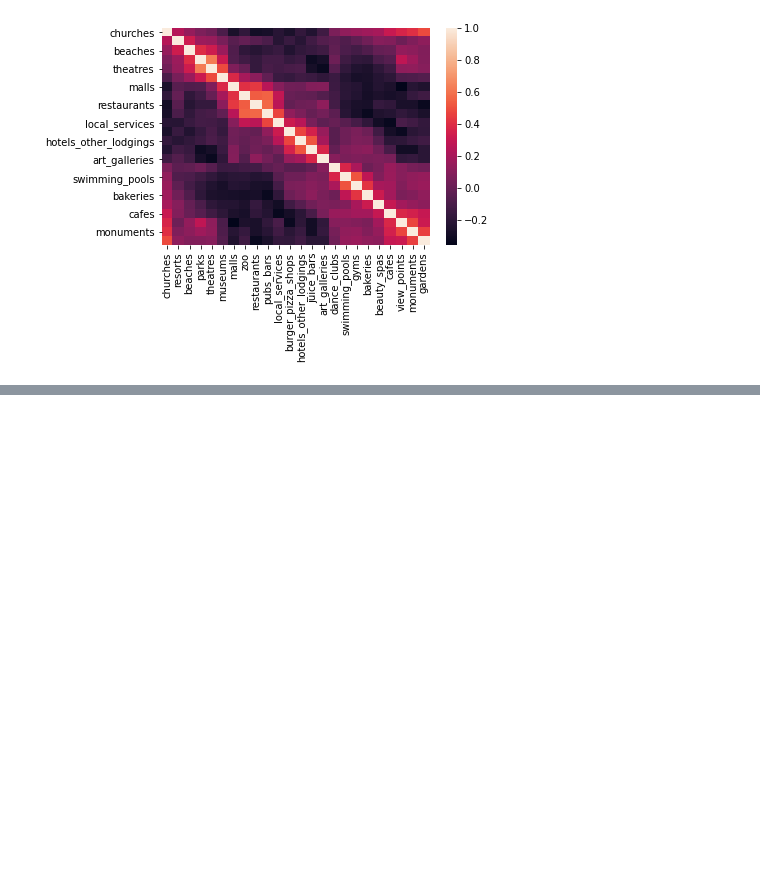
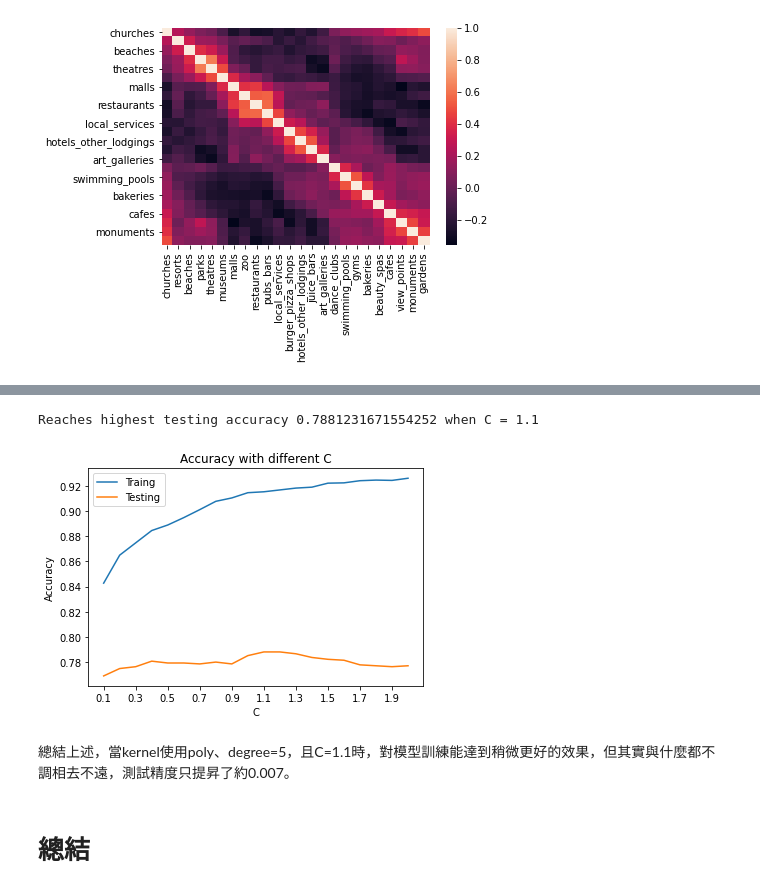
Before and after one commit to tmydali/FDA_HW3-2, a Jupyter notebook: hw3-2.ipynb, the cells around one changed output, grey strips where cells are left out. Drawn from its saved outputs; the diff is of its cells as text; code cells hidden in the pictures; blank space fills up the shorter version.

```diff
--- a/hw3-2.ipynb
+++ b/hw3-2.ipynb
@@ -498,0 +403,29 @@ Logistic沒有更動太多參數便達到此精度；SVM經實驗後發現不同
+# %%
+svc_training_acc = []
+svc_testing_acc = []
+c_space = np.arange(0.1, 2.1, 0.1)
+
+for C in c_space:
+    svc_model = SVC(kernel='poly', degree=5, C=C)
+    svc_model.fit(train_x, train_y)
+
+    svc_training_acc.append(svc_model.score(train_x, train_y))
+
+    svc_predict_test_result = svc_model.predict(test_x)
+    svc_testing_acc.append(svc_model.score(test_x, test_y))
+# %%
+plt.plot(np.transpose(c_space), np.transpose([svc_training_acc, svc_testing_acc]))
+plt.xticks(np.arange(0.1, 2.1, 0.2))
+plt.xlabel('C')
+plt.ylabel('Accuracy')
+plt.title('Accuracy with different C')
+plt.legend(['Traing', 'Testing'])
+
+print('Reaches highest testing accuracy {} when C = {}'.format(np.max(svc_testing_acc), np.argmax(svc_testing_acc)/10+0.1))
+# %% [output]
+Reaches highest testing accuracy 0.7881231671554252 when C = 1.1
+[figure, added]
+# %% [markdown]
+總結上述，當kernel使用poly、degree=5，且C=1.1時，對模型訓練能達到稍微更好的效果，但其實與什麼都不調相去不遠，測試精度只提昇了約0.007。
+# %% [markdown]
+# 總結
```
Also changed, not shown: parts of 60 cells of this notebook, 2 other files.
